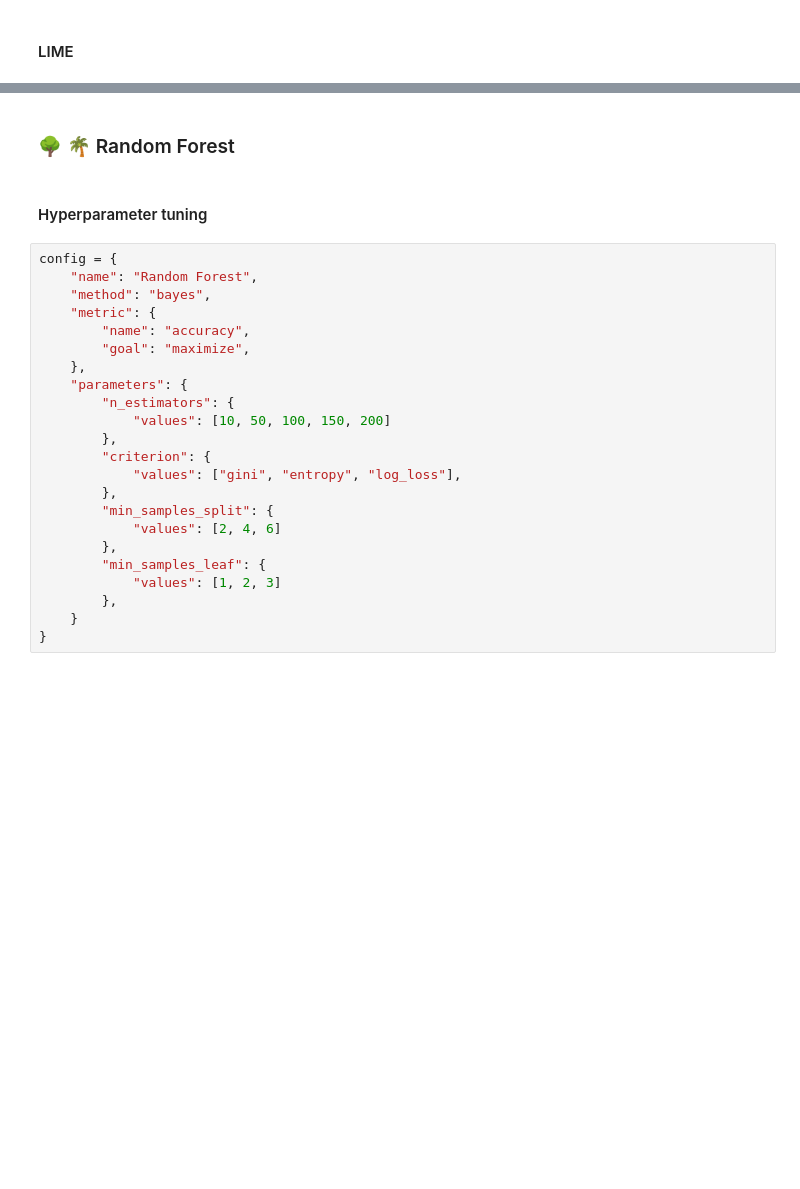
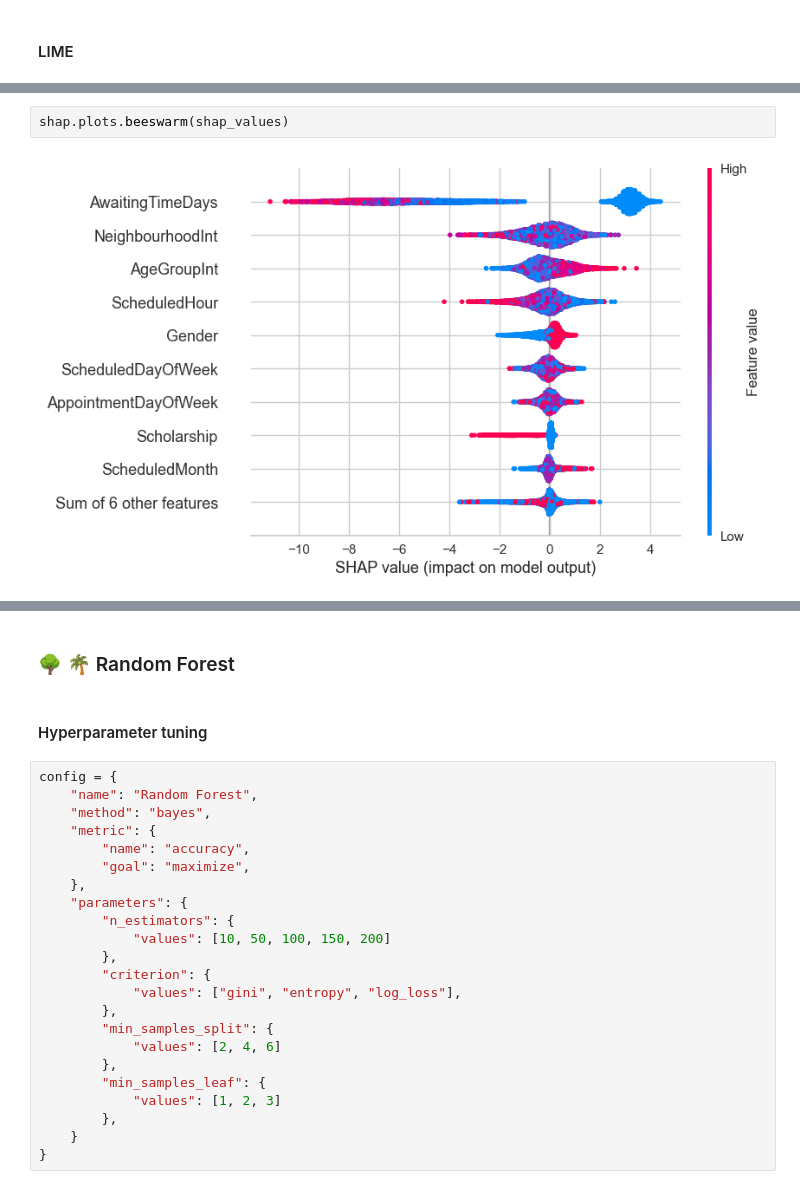
Before and after one commit to polejowska/mappshow-ml-xai, a Jupyter notebook: classifiers_xai.ipynb, the cells around one changed output, grey strips where cells are left out. Cells and saved outputs as stored; diff of their text form; blank space fills up the shorter version.

```diff
--- a/classifiers.ipynb
+++ b/classifiers_xai.ipynb
@@ -266,0 +375,4 @@ show(lime_local)
+# %%
+shap.plots.beeswarm(shap_values)
+# %% [output]
+[figure, added]
```
Also changed, not shown: parts of 12 cells of this notebook, 1 other file.
